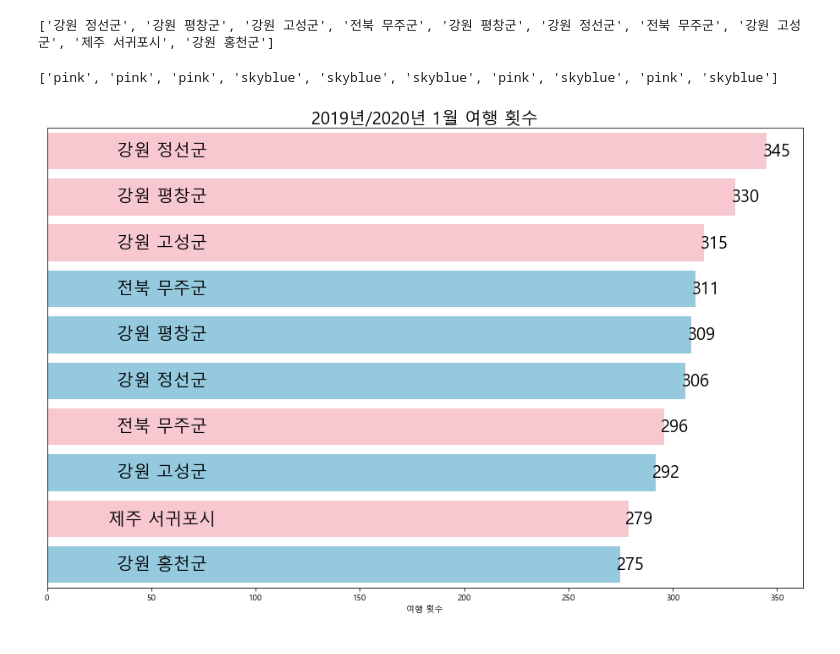
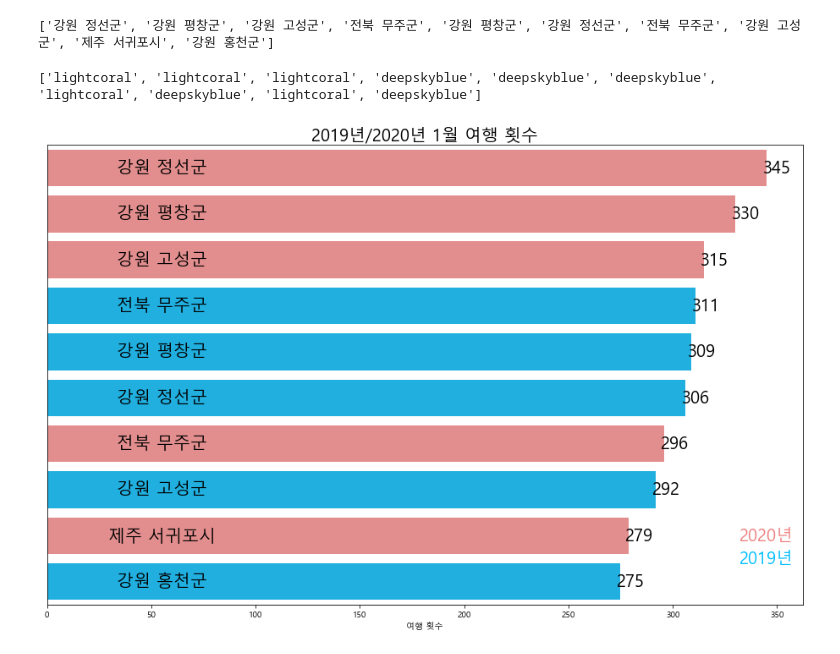
Before and after one commit to Shinmiyong/The-Effect-of-Travel-on-Covid19, a Jupyter notebook: tmap_visualization.ipynb, the cells around one changed output. Cells and saved outputs as stored; diff of their text form; code cells hidden in the pictures.

Commit message:
set legend and change colors

```diff
--- a/tmap_visualization.ipynb
+++ b/tmap_visualization.ipynb
@@ -51,12 +51,12 @@ print(index)
 colors = []
 for i in range(0, 10):
     if indexs[i][0] == 2020:
-        colors.append('pink')
+        colors.append('lightcoral')
     else:
-        colors.append('skyblue')
+        colors.append('deepskyblue')
 print(colors)
 # %% [output]
-['pink', 'pink', 'pink', 'skyblue', 'skyblue', 'skyblue', 'pink', 'skyblue', 'pink', 'skyblue']
+['lightcoral', 'lightcoral', 'lightcoral', 'deepskyblue', 'deepskyblue', 'deepskyblue', 'lightcoral', 'deepskyblue', 'lightcoral', 'deepskyblue']
 # %%
 font_path = '../malgun.ttf'
 font_name = font_manager.FontProperties(fname = font_path).get_name()
@@ -64,19 +64,21 @@ rc('font', family = font_name)
 # %%
 plt.figure(figsize= (16, 10))
 #sns.barplot(data= df, x= '여행 횟수', y= index)
+
 travel = sns.barplot(data= df, x= '여행 횟수', y= indexs, palette=colors)
 travel.set_title('2019년/2020년 1월 여행 횟수', size = 20)
 travel.yaxis.set_visible(False)               # yaxis 안보이게 하기
-
+plt.text(345, 8, '2020년', va = 'center', ha = 'center', fontsize = 20, color = 'lightcoral')
+plt.text(345, 8.5, '2019년', va = 'center', ha = 'center', fontsize = 20, color = 'deepskyblue')
 ax = travel
 for i, p in enumerate(ax.patches):
     width = p.get_width()
     plt.text(5+p.get_width(), p.get_y()+0.5*p.get_height(),
                  '{:1.0f}'.format(width),
                  ha='center', va='center', fontsize=20)
 
     plt.text(55, p.get_y()+0.5*p.get_height(), str(index[i]), ha='center', va='center', fontsize=20)
 
 plt.show()
 # %% [output]
-[figure, old version]
+[figure, new version]
```
